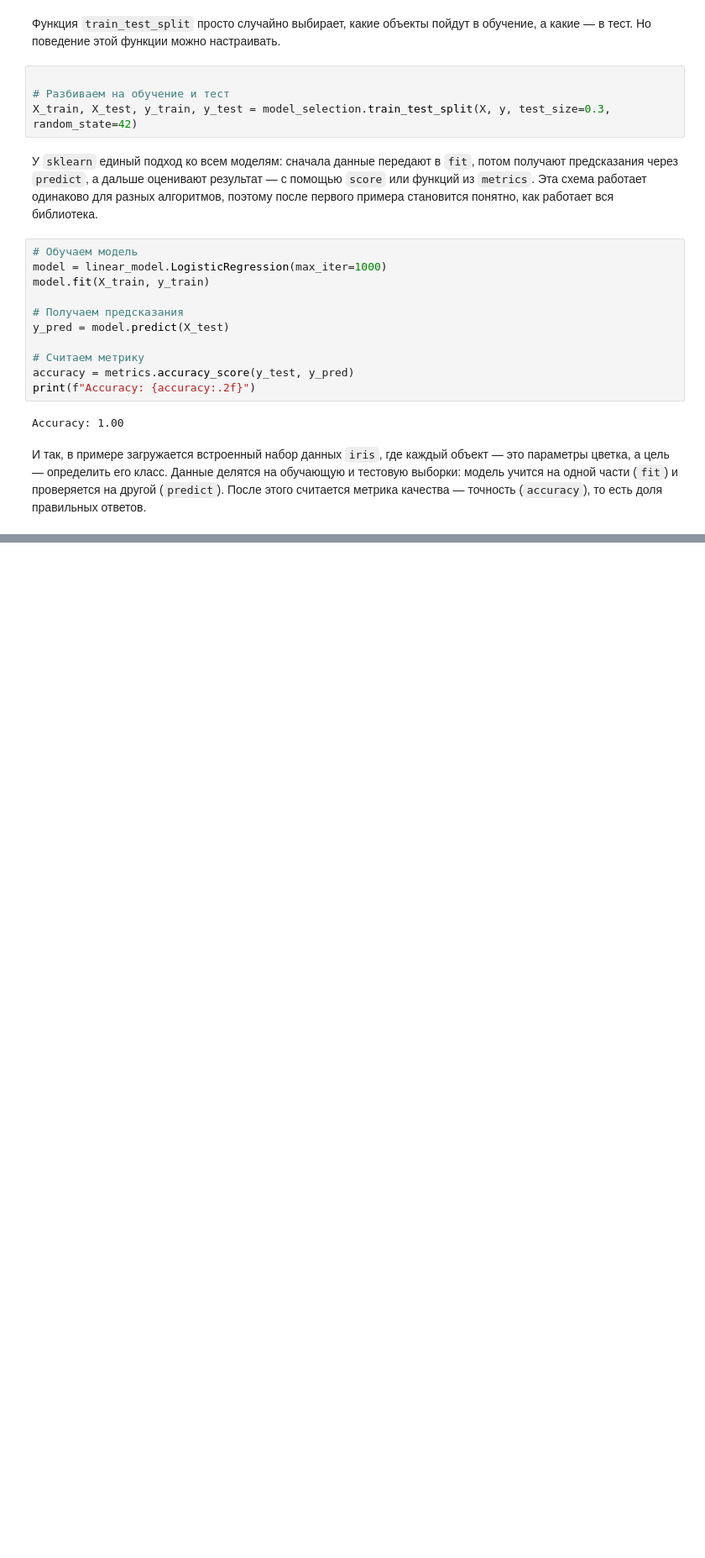
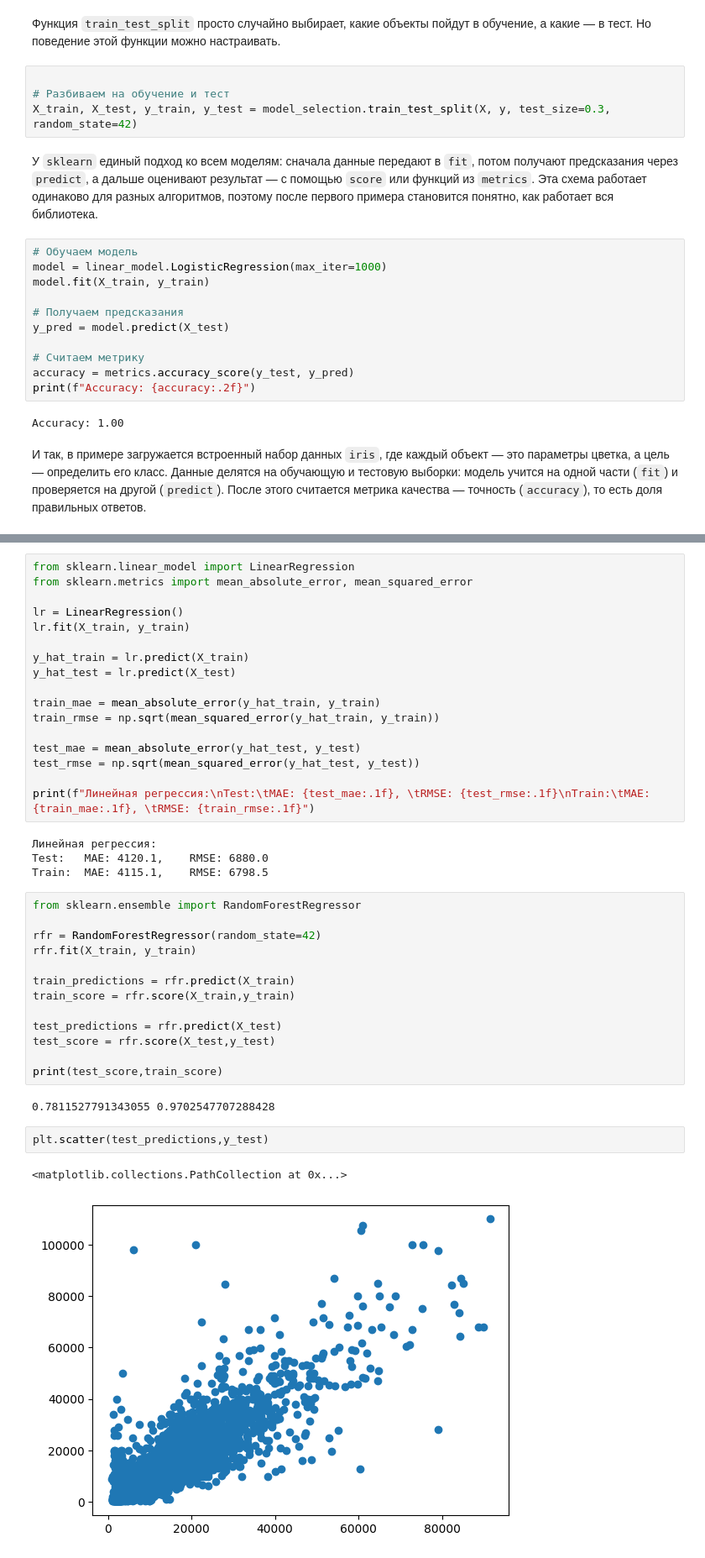
Before and after one commit to MVRonkin/BasicDataAnalysisCourse, a Jupyter notebook: Workshops/04_SKLearnBasics.ipynb, the cells around one changed output, grey strips where cells are left out. Shown: that part at 84% size. Drawn from its saved outputs; the diff is of its cells as text; blank space fills up the shorter version.

```diff
--- a/Workshops/04_SKLearnBasics.ipynb
+++ b/Workshops/04_SKLearnBasics.ipynb
@@ -92,0 +262,41 @@ Accuracy: 1.00
+# %%
+from sklearn.linear_model import LinearRegression
+from sklearn.metrics import mean_absolute_error, mean_squared_error
+
+lr = LinearRegression()
+lr.fit(X_train, y_train)
+
+y_hat_train = lr.predict(X_train)
+y_hat_test = lr.predict(X_test)
+
+train_mae = mean_absolute_error(y_hat_train, y_train)
+train_rmse = np.sqrt(mean_squared_error(y_hat_train, y_train))
+
+test_mae = mean_absolute_error(y_hat_test, y_test)
+test_rmse = np.sqrt(mean_squared_error(y_hat_test, y_test))
+
+print(f"Линейная регрессия:\nTest:\tMAE: {test_mae:.1f}, \tRMSE: {test_rmse:.1f}\nTrain:\tMAE: {train_mae:.1f}, \tRMSE: {train_rmse:.1f}")
+# %% [output]
+Линейная регрессия:
+Test:   MAE: 4120.1,    RMSE: 6880.0
+Train:  MAE: 4115.1,    RMSE: 6798.5
+# %%
+from sklearn.ensemble import RandomForestRegressor
+
+rfr = RandomForestRegressor(random_state=42)
+rfr.fit(X_train, y_train)
+
+train_predictions = rfr.predict(X_train)
+train_score = rfr.score(X_train,y_train)
+
+test_predictions = rfr.predict(X_test)
+test_score = rfr.score(X_test,y_test)
+
+print(test_score,train_score)
+# %% [output]
+0.7811527791343055 0.9702547707288428
+# %%
+plt.scatter(test_predictions,y_test)
+# %% [output]
+<matplotlib.collections.PathCollection at 0x...>
+[figure, added]
```
Also changed, not shown: parts of 27 cells of this notebook.
